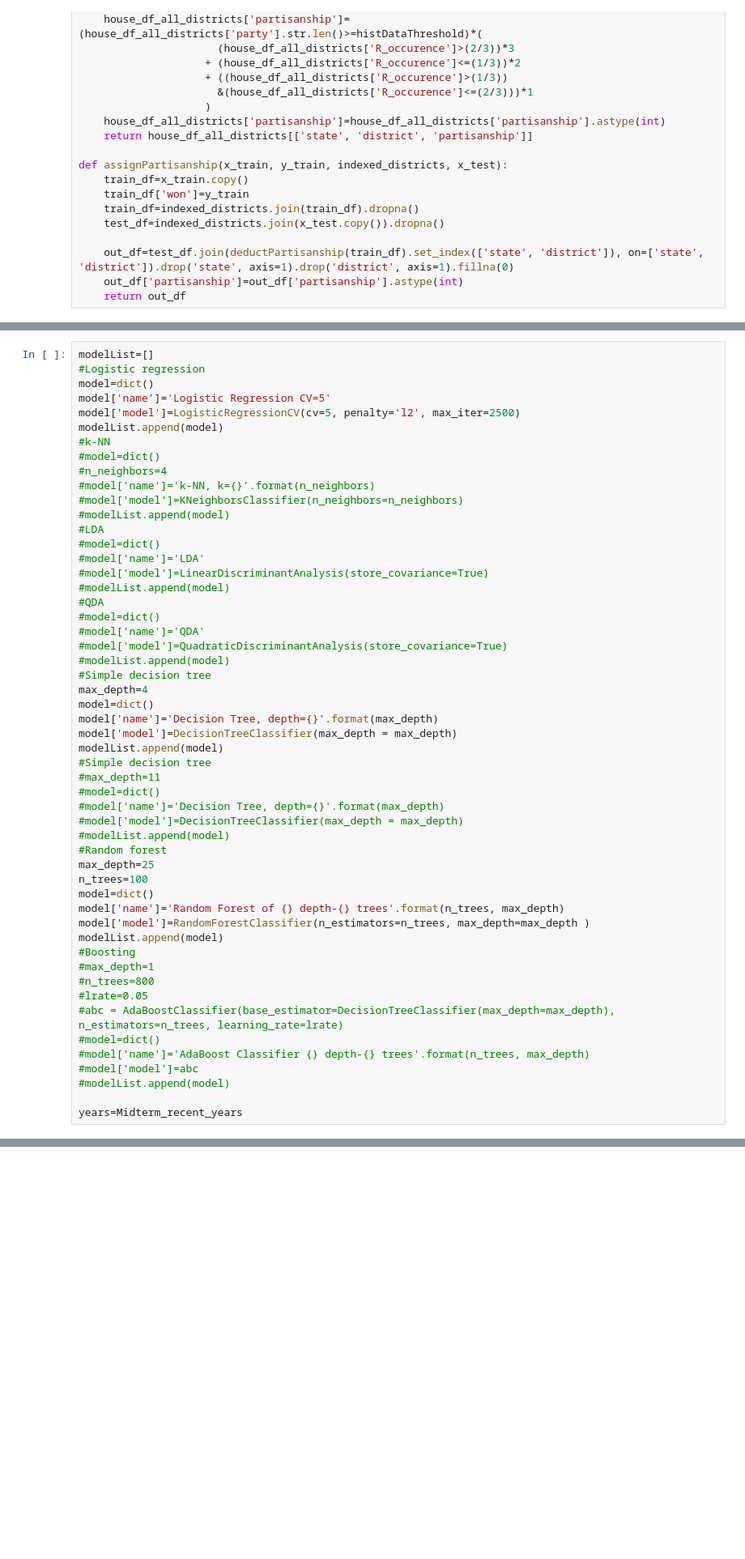
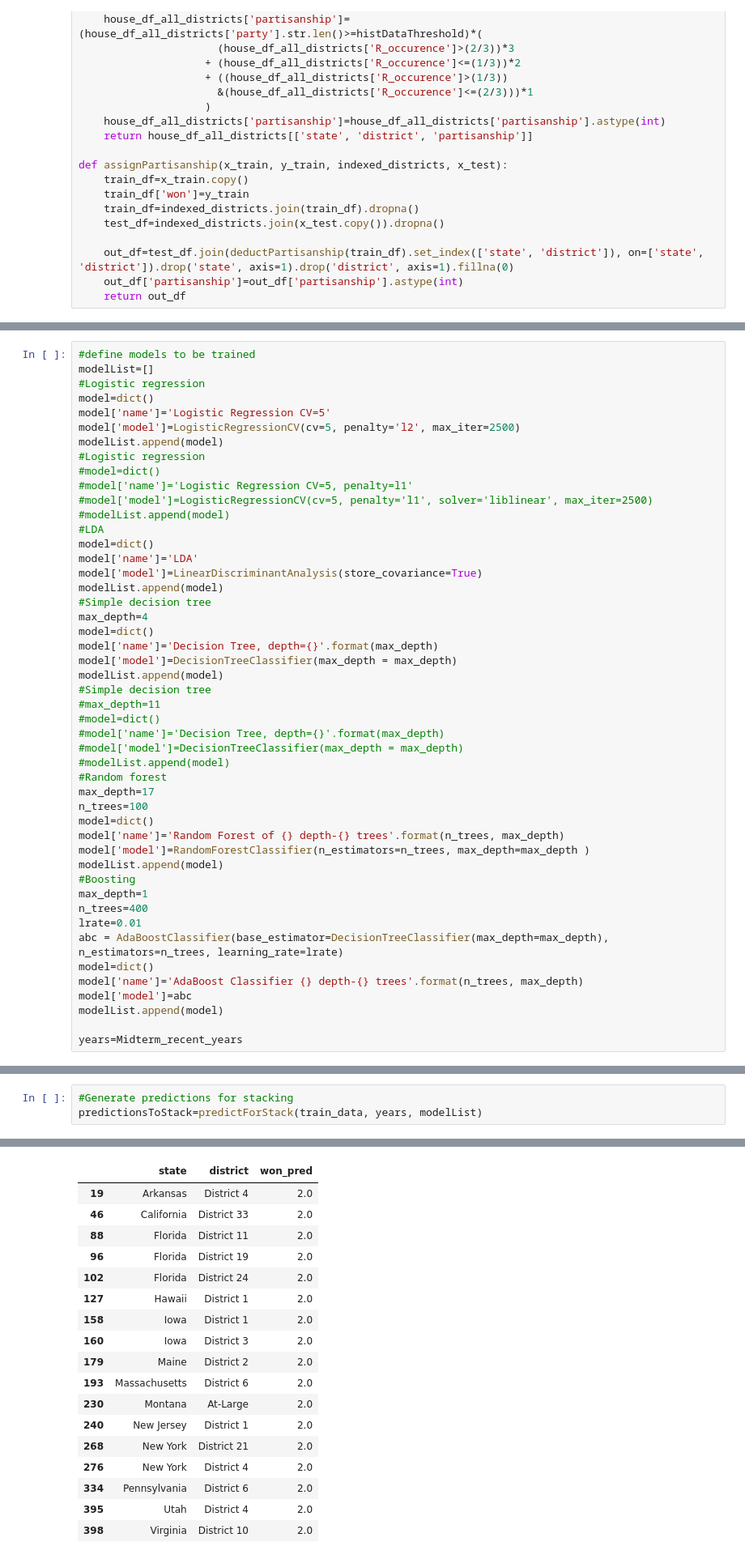
Before and after one commit to pmary/harvard_E-109A_final, a Jupyter notebook: 05-Modeling.ipynb, the cells around one changed output, grey strips where cells are left out. Shown at 81% size. Saved outputs shown, nothing was run; the diff lists cells and outputs as text; blank space fills up the shorter version.

```diff
--- a/05-Modeling.ipynb
+++ b/05-Modeling.ipynb
@@ -377,26 +443,21 @@ array([2016, 2014, 2012, 2010, 2008, 2006, 2004, 2002, 2000, 1998, 1996,
 # %%
+#define models to be trained
 modelList=[]
 #Logistic regression
 model=dict()
 model['name']='Logistic Regression CV=5'
 model['model']=LogisticRegressionCV(cv=5, penalty='l2', max_iter=2500)
 modelList.append(model)
-#k-NN
+#Logistic regression
 #model=dict()
-#n_neighbors=4
-#model['name']='k-NN, k={}'.format(n_neighbors)
-#model['model']=KNeighborsClassifier(n_neighbors=n_neighbors)
+#model['name']='Logistic Regression CV=5, penalty=l1'
+#model['model']=LogisticRegressionCV(cv=5, penalty='l1', solver='liblinear', max_iter=2500)
 #modelList.append(model)
 #LDA
-#model=dict()
-#model['name']='LDA'
-#model['model']=LinearDiscriminantAnalysis(store_covariance=True)
-#modelList.append(model)
-#QDA
-#model=dict()
-#model['name']='QDA'
-#model['model']=QuadraticDiscriminantAnalysis(store_covariance=True)
-#modelList.append(model)
+model=dict()
+model['name']='LDA'
+model['model']=LinearDiscriminantAnalysis(store_covariance=True)
+modelList.append(model)
 #Simple decision tree
 max_depth=4
 model=dict()
@@ -410,20 +471,20 @@ modelList.append(model)
 #model['model']=DecisionTreeClassifier(max_depth = max_depth)
 #modelList.append(model)
 #Random forest
-max_depth=25
+max_depth=17
 n_trees=100
 model=dict()
 model['name']='Random Forest of {} depth-{} trees'.format(n_trees, max_depth)
 model['model']=RandomForestClassifier(n_estimators=n_trees, max_depth=max_depth )
 modelList.append(model)
 #Boosting
-#max_depth=1
-#n_trees=800
-#lrate=0.05
-#abc = AdaBoostClassifier(base_estimator=DecisionTreeClassifier(max_depth=max_depth), n_estimators=n_trees, learning_rate=lrate)
-#model=dict()
-#model['name']='AdaBoost Classifier {} depth-{} trees'.format(n_trees, max_depth)
-#model['model']=abc
-#modelList.append(model)
+max_depth=1
+n_trees=400
+lrate=0.01
+abc = AdaBoostClassifier(base_estimator=DecisionTreeClassifier(max_depth=max_depth), n_estimators=n_trees, learning_rate=lrate)
+model=dict()
+model['name']='AdaBoost Classifier {} depth-{} trees'.format(n_trees, max_depth)
+model['model']=abc
+modelList.append(model)
 
 years=Midterm_recent_years
@@ -488,0 +615,4 @@ plotModelsScores(modelList, baseline_accuracy)
+# %%
+#Generate predictions for stacking
+predictionsToStack=predictForStack(train_data, years, modelList)
+# %% [output]
@@ -488,0 +632,18 @@ plotModelsScores(modelList, baseline_accuracy)
+|  | state | district | won_pred |
+| 19 | Arkansas | District 4 | 2.0 |
+| 46 | California | District 33 | 2.0 |
+| 88 | Florida | District 11 | 2.0 |
+| 96 | Florida | District 19 | 2.0 |
+| 102 | Florida | District 24 | 2.0 |
+| 127 | Hawaii | District 1 | 2.0 |
+| 158 | Iowa | District 1 | 2.0 |
+| 160 | Iowa | District 3 | 2.0 |
+| 179 | Maine | District 2 | 2.0 |
+| 193 | Massachusetts | District 6 | 2.0 |
+| 230 | Montana | At-Large | 2.0 |
+| 240 | New Jersey | District 1 | 2.0 |
+| 268 | New York | District 21 | 2.0 |
+| 276 | New York | District 4 | 2.0 |
+| 334 | Pennsylvania | District 6 | 2.0 |
+| 395 | Utah | District 4 | 2.0 |
+| 398 | Virginia | District 10 | 2.0 |
```
Also changed, not shown: parts of 38 cells of this notebook.
